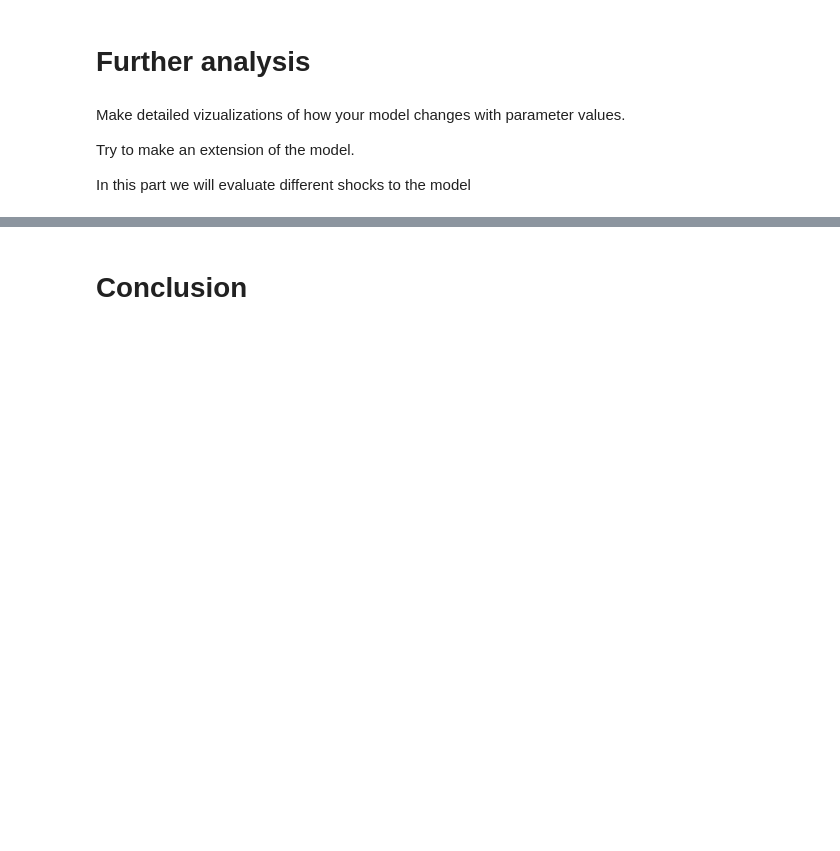
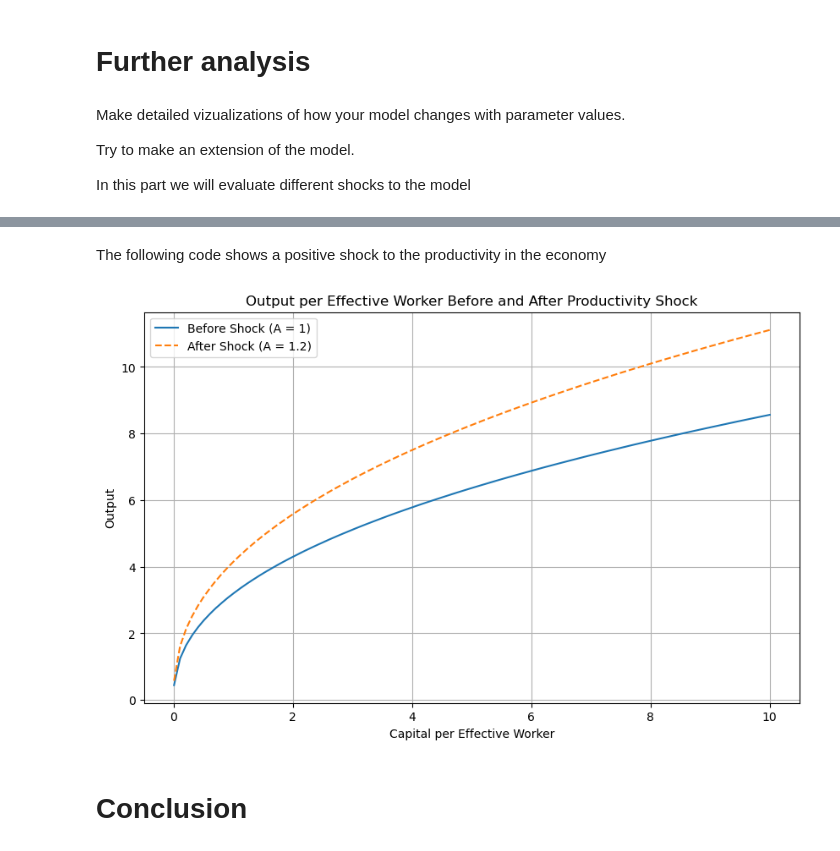
Before and after one commit to NumEconCopenhagen/projects-2024-andreas-og-magnus, a Jupyter notebook: modelproject/modelproject.ipynb, the cells around one changed output, grey strips where cells are left out. Saved outputs shown, nothing was run; the diff lists cells and outputs as text; code cells hidden in the pictures; blank space fills up the shorter version.

```diff
--- a/modelproject/modelproject.ipynb
+++ b/modelproject/modelproject.ipynb
@@ -190,3 +243,31 @@ In this part we will evaluate different shocks to the model
+# %% [markdown]
+The following code shows a positive shock to the productivity in the economy
+# %%
+# Adjusted production function to include productivity
+def production_function(v, A, alpha, r):
+    return A**(1/(1-alpha)) * (v * alpha/r)**(alpha/(1-alpha))
+
+# Parameters before and after the productivity shock
+A_before = 1  # Productivity before the shock
+A_after = 1.2  # Productivity after the shock (shock scenario)
+
+# Calculate output for each value of capital per effective worker before and after the shock
+output_values_before = production_function(v_values, A_before, 0.3, r)
+output_values_after = production_function(v_values, A_after, 0.3, r)
+
+# Plotting
+plt.figure(figsize=(10, 6))
+plt.plot(v_values, output_values_before, label=f'Before Shock (A = {A_before})')
+plt.plot(v_values, output_values_after, label=f'After Shock (A = {A_after})', linestyle='--')
+
+plt.title('Output per Effective Worker Before and After Productivity Shock')
+plt.xlabel('Capital per Effective Worker')
+plt.ylabel('Output')
+plt.legend()
+plt.grid(True)
+plt.show()
+# %% [output]
+[figure, added]
 # %% [markdown]
 # Conclusion
 # %% [markdown]
```
Also changed, not shown: parts of 4 cells of this notebook.
